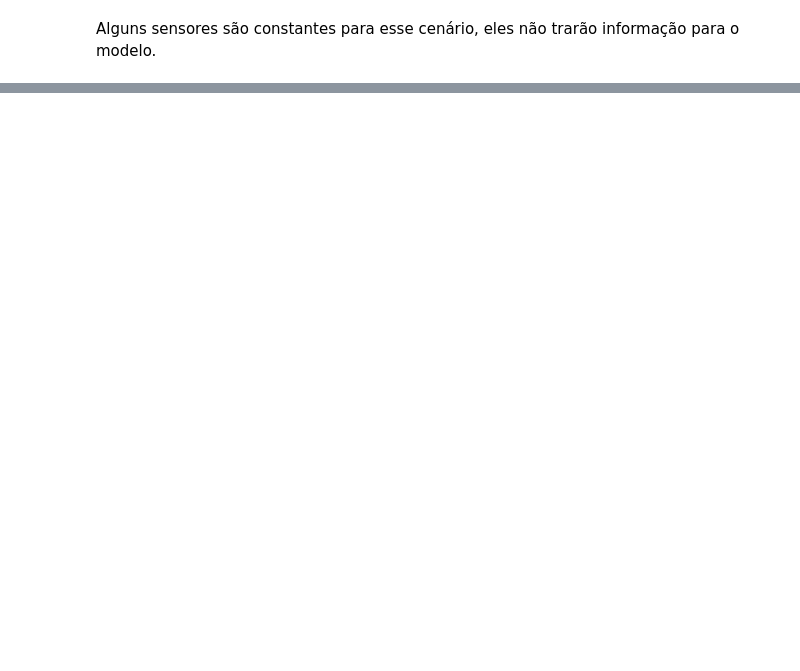
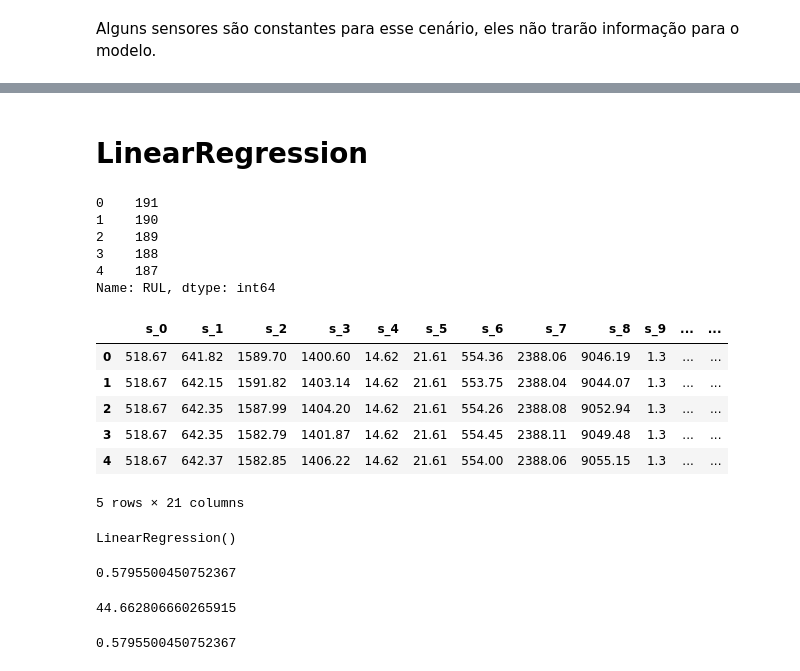
Before and after one commit to arthursl12/POC1, a Jupyter notebook: POC1_Turbofan.ipynb, the cells around one changed output, grey strips where cells are left out. Cells and saved outputs as stored; diff of their text form; code cells hidden in the pictures; blank space fills up the shorter version.

```diff
--- a/POC1_Turbofan.ipynb
+++ b/POC1_Turbofan.ipynb
@@ -206,0 +248,35 @@ train[index_cols+['RUL']].head()
+# %% [markdown]
+# LinearRegression
+# %%
+y_train = train['RUL']
+y_train.head()
+# %% [output]
+0    191
+1    190
+2    189
+3    188
+4    187
+Name: RUL, dtype: int64
+# %%
+X_train = train
+X_train = X_train.drop(index_cols+settings_cols+['RUL'], axis=1)
+X_train.head()
+# %% [output]
+|  | s_0 | s_1 | s_2 | s_3 | s_4 | s_5 | s_6 | s_7 | s_8 | s_9 | ... | ... |
+| 0 | 518.67 | 641.82 | 1589.70 | 1400.60 | 14.62 | 21.61 | 554.36 | 2388.06 | 9046.19 | 1.3 | ... | ... |
+| 1 | 518.67 | 642.15 | 1591.82 | 1403.14 | 14.62 | 21.61 | 553.75 | 2388.04 | 9044.07 | 1.3 | ... | ... |
+| 2 | 518.67 | 642.35 | 1587.99 | 1404.20 | 14.62 | 21.61 | 554.26 | 2388.08 | 9052.94 | 1.3 | ... | ... |
+| 3 | 518.67 | 642.35 | 1582.79 | 1401.87 | 14.62 | 21.61 | 554.45 | 2388.11 | 9049.48 | 1.3 | ... | ... |
+| 4 | 518.67 | 642.37 | 1582.85 | 1406.22 | 14.62 | 21.61 | 554.00 | 2388.06 | 9055.15 | 1.3 | ... | ... |
+5 rows × 21 columns
+# %%
+from sklearn.linear_model import LinearRegression
+
+model = LinearRegression()
+model.fit(X_train, y_train)
+# %% [output]
+LinearRegression()
+# %%
+model.score(X_train,y_train)
+# %% [output]
+0.5795500450752367
@@ -206,0 +289,10 @@ train[index_cols+['RUL']].head()
+# %%
+rmse(y_train, model.predict(X_train))
+# %% [output]
+44.662806660265915
+# %%
+from sklearn.metrics import r2_score
+
+r2_score(y_train, model.predict(X_train))
+# %% [output]
+0.5795500450752367
```
Also changed, not shown: parts of 19 cells of this notebook.
